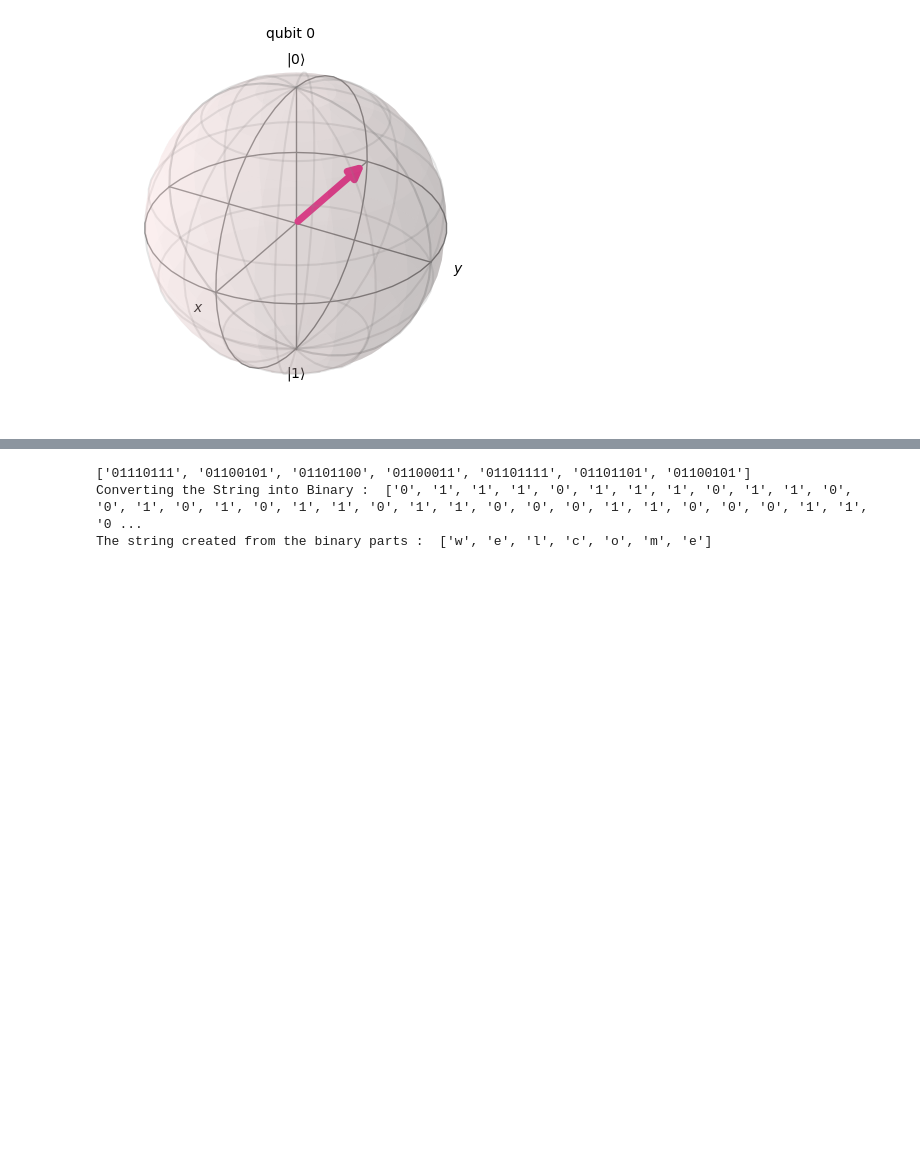
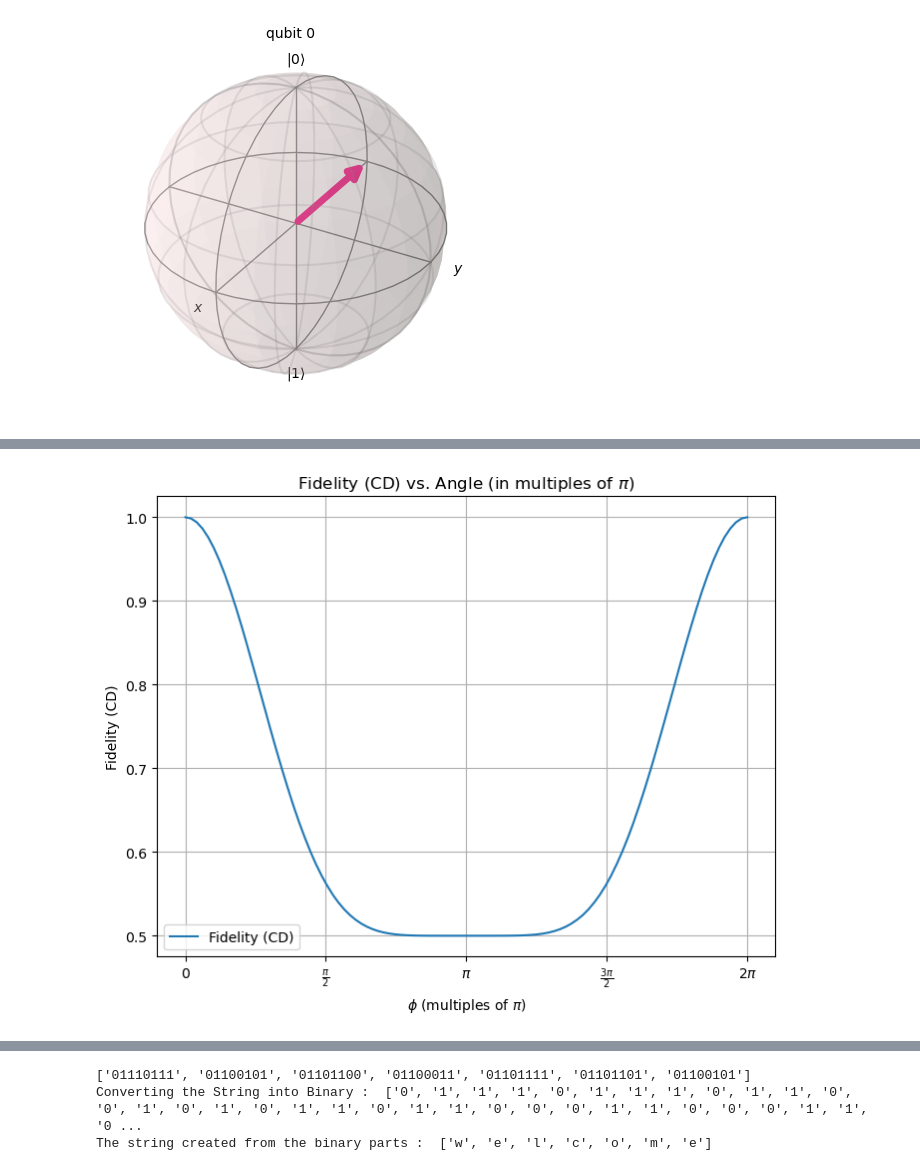
Before and after one commit to KALE-VINAY/entangled-2-stage-protocoll, a Jupyter notebook: 8th_sem_3_stage_Quantum_Key_Distribution_Protocol.ipynb, the cells around one changed output, grey strips where cells are left out. Saved outputs shown, nothing was run; the diff lists cells and outputs as text; code cells hidden in the pictures; blank space fills up the shorter version.

```diff
--- a/8th_sem_3_stage_Quantum_Key_Distribution_Protocol.ipynb
+++ b/8th_sem_3_stage_Quantum_Key_Distribution_Protocol.ipynb
@@ -304,0 +362,40 @@ plot_bloch_multivector(state3)
+# %%
+import numpy as np
+import matplotlib.pyplot as plt
+
+def average_force_cd(phi):
+    """
+    Calculates the average force component F_{CD}^{av} based on the given formula.
+
+    Args:
+        phi (float or numpy.ndarray): The angle value(s) in radians.
+
+    Returns:
+        float or numpy.ndarray: The average force component(s).
+    """
+    term1 = 15 * np.cos(phi) + 6 * np.cos(2 * phi)
+    term2 = np.cos(3 * phi) + 42
+    avg_force_cd = (1 / 64) * (term1 + term2)
+    return avg_force_cd
+
+# Generate an array of angles (in radians) from 0 to 2*pi
+phi_values = np.linspace(0, 2 * np.pi, 100)
+
+# Calculate the average force for each angle
+average_forces_cd = average_force_cd(phi_values)
+
+# Create a plot
+plt.figure(figsize=(8, 6))
+plt.plot(phi_values, average_forces_cd, label="Fidelity (CD)")
+plt.xlabel(r"$\phi$ (multiples of $\pi$)")
+plt.ylabel("Fidelity (CD)")
+plt.title("Fidelity (CD) vs. Angle (in multiples of $\pi$)")
+plt.grid(True)
+plt.legend()
+
+# Customize x-axis ticks and labels
+plt.xticks([0, np.pi/2, np.pi, 3*np.pi/2, 2*np.pi], ["0", r"$\frac{\pi}{2}$", r"$\pi$", r"$\frac{3\pi}{2}$", r"$2\pi$"])
+
+plt.show()
+# %% [output]
+[figure, added]
```
Also changed, not shown: parts of 4 cells of this notebook.
